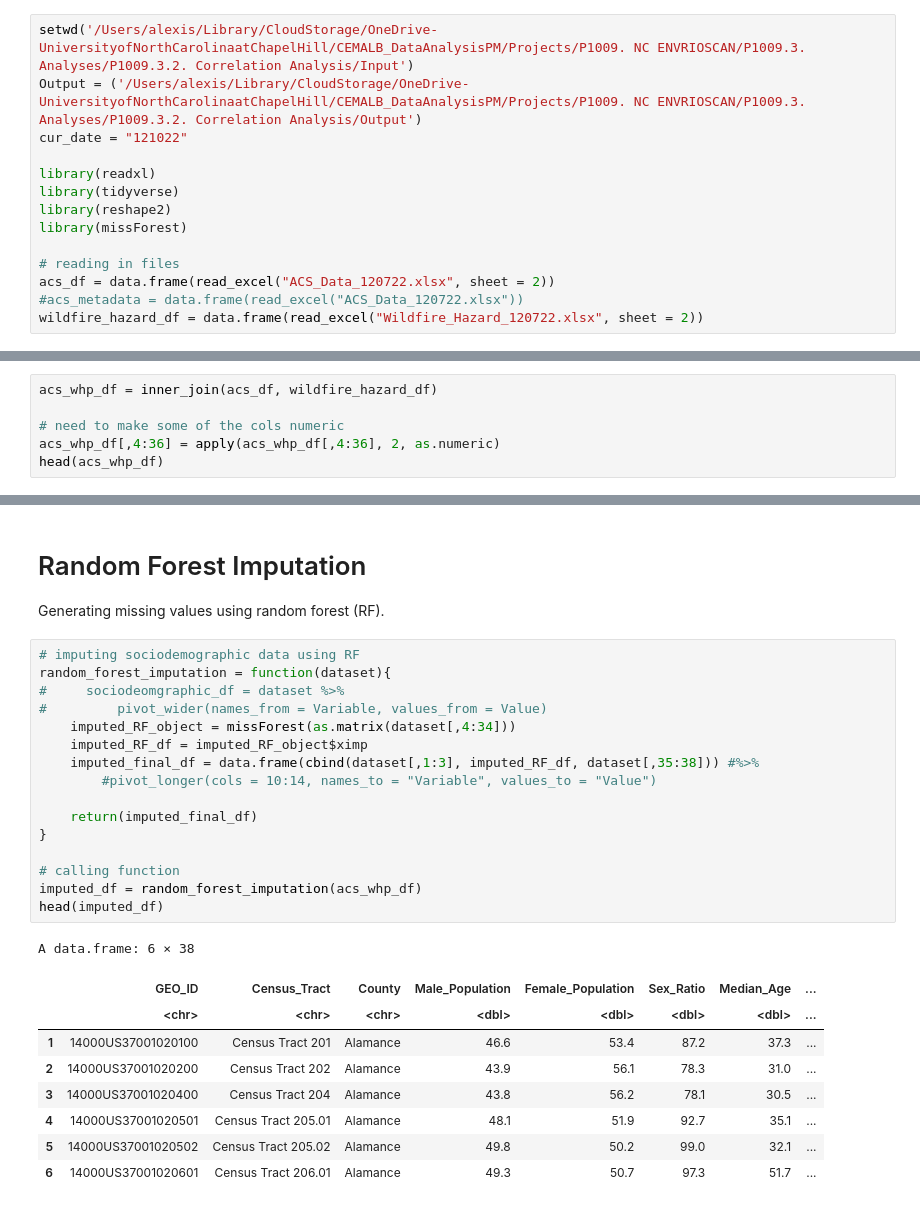
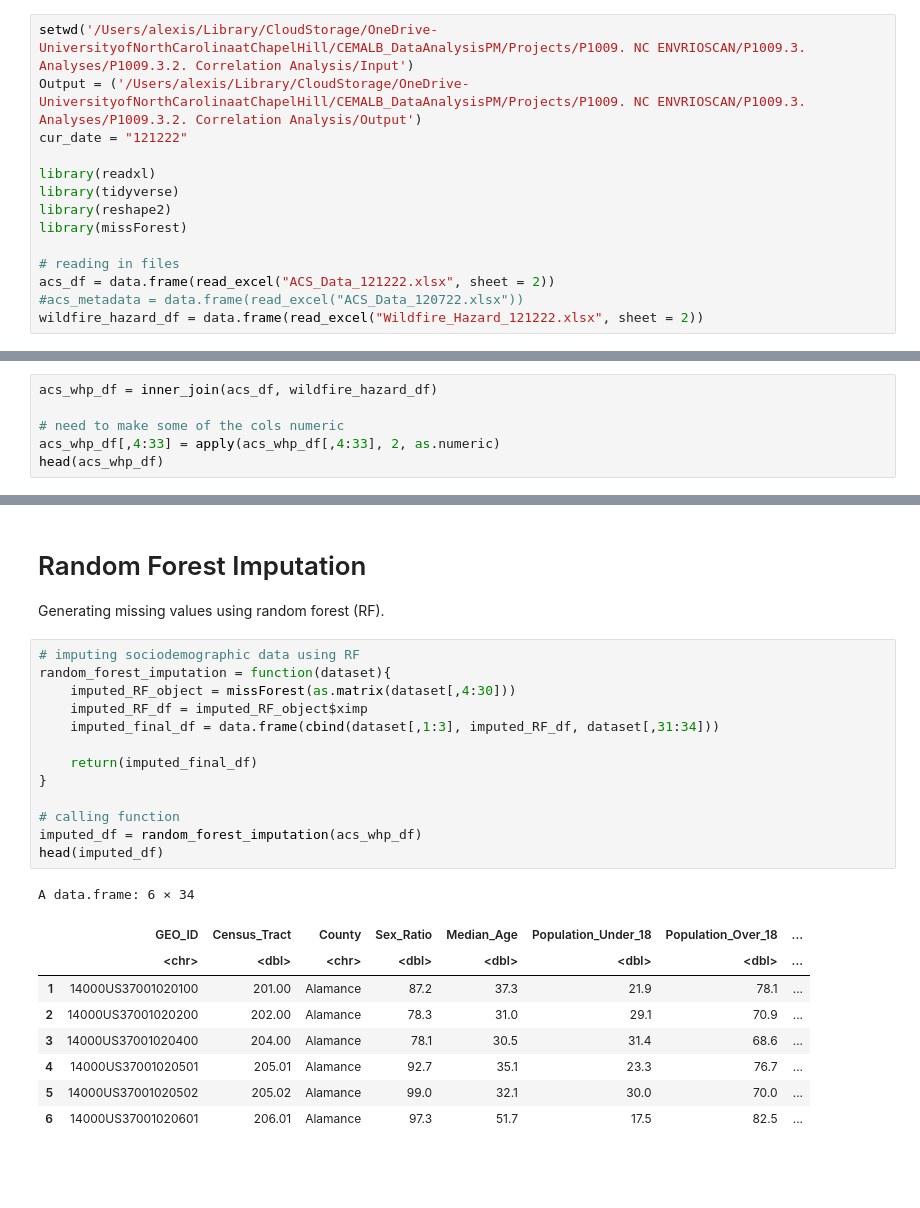
Before and after one commit to UNC-CEMALB/ENVIROSCAN, a Jupyter notebook: 2. Correlation Analysis/Correlation Analysis.ipynb, the cells around one changed output, grey strips where cells are left out. Saved outputs shown, nothing was run; the diff lists cells and outputs as text; blank space fills up the shorter version.

```diff
--- a/2. Correlation Analysis/Correlation Analysis.ipynb
+++ b/2. Correlation Analysis/Correlation Analysis.ipynb
@@ -1,7 +1,7 @@
 # %%
 setwd('/Users/alexis/Library/CloudStorage/OneDrive-UniversityofNorthCarolinaatChapelHill/CEMALB_DataAnalysisPM/Projects/P1009. NC ENVRIOSCAN/P1009.3. Analyses/P1009.3.2. Correlation Analysis/Input')
 Output = ('/Users/alexis/Library/CloudStorage/OneDrive-UniversityofNorthCarolinaatChapelHill/CEMALB_DataAnalysisPM/Projects/P1009. NC ENVRIOSCAN/P1009.3. Analyses/P1009.3.2. Correlation Analysis/Output')
-cur_date = "121022"
+cur_date = "121222"
 
 library(readxl)
 library(tidyverse)
@@ -9,9 +9,9 @@ library(reshape2)
 library(missForest)
 
 # reading in files
-acs_df = data.frame(read_excel("ACS_Data_120722.xlsx", sheet = 2))
+acs_df = data.frame(read_excel("ACS_Data_121222.xlsx", sheet = 2))
 #acs_metadata = data.frame(read_excel("ACS_Data_120722.xlsx"))
-wildfire_hazard_df = data.frame(read_excel("Wildfire_Hazard_120722.xlsx", sheet = 2))
+wildfire_hazard_df = data.frame(read_excel("Wildfire_Hazard_121222.xlsx", sheet = 2))
 # %% [output]
 ── Attaching packages ─────────────────────────────────────── tidyverse 1.3.2 ──
 ✔ ggplot2 3.3.6      ✔ purrr   0.3.4
@@ -68,7 +68,7 @@ Joining, by = c("GEO_ID", "Census_Tract", "County")
 acs_whp_df = inner_join(acs_df, wildfire_hazard_df)
 
 # need to make some of the cols numeric
-acs_whp_df[,4:36] = apply(acs_whp_df[,4:36], 2, as.numeric)
+acs_whp_df[,4:33] = apply(acs_whp_df[,4:33], 2, as.numeric)
 head(acs_whp_df)
 # %% [output]
 Joining, by = c("GEO_ID", "Census_Tract", "County")
@@ -103,26 +103,23 @@ Generating missing values using random forest (RF).
 # %%
 # imputing sociodemographic data using RF
 random_forest_imputation = function(dataset){
-#     sociodeomgraphic_df = dataset %>%
-#         pivot_wider(names_from = Variable, values_from = Value)
-    imputed_RF_object = missForest(as.matrix(dataset[,4:34]))
+    imputed_RF_object = missForest(as.matrix(dataset[,4:30]))
     imputed_RF_df = imputed_RF_object$ximp
-    imputed_final_df = data.frame(cbind(dataset[,1:3], imputed_RF_df, dataset[,35:38])) #%>%
-        #pivot_longer(cols = 10:14, names_to = "Variable", values_to = "Value")
+    imputed_final_df = data.frame(cbind(dataset[,1:3], imputed_RF_df, dataset[,31:34]))
 
     return(imputed_final_df)
 }
 
 # calling function
 imputed_df = random_forest_imputation(acs_whp_df)
 head(imputed_df)
 # %% [output]
-A data.frame: 6 × 38
+A data.frame: 6 × 34
-|  | GEO_ID | Census_Tract | County | Male_Population | Female_Population | Sex_Ratio | Median_Age | ... |
-|  | <chr> | <chr> | <chr> | <dbl> | <dbl> | <dbl> | <dbl> | ... |
-| 1 | 14000US37001020100 | Census Tract 201 | Alamance | 46.6 | 53.4 | 87.2 | 37.3 | ... |
-| 2 | 14000US37001020200 | Census Tract 202 | Alamance | 43.9 | 56.1 | 78.3 | 31.0 | ... |
-| 3 | 14000US37001020400 | Census Tract 204 | Alamance | 43.8 | 56.2 | 78.1 | 30.5 | ... |
-| 4 | 14000US37001020501 | Census Tract 205.01 | Alamance | 48.1 | 51.9 | 92.7 | 35.1 | ... |
-| 5 | 14000US37001020502 | Census Tract 205.02 | Alamance | 49.8 | 50.2 | 99.0 | 32.1 | ... |
-| 6 | 14000US37001020601 | Census Tract 206.01 | Alamance | 49.3 | 50.7 | 97.3 | 51.7 | ... |
+|  | GEO_ID | Census_Tract | County | Sex_Ratio | Median_Age | Population_Under_18 | Population_Over_18 | ... |
+|  | <chr> | <dbl> | <chr> | <dbl> | <dbl> | <dbl> | <dbl> | ... |
+| 1 | 14000US37001020100 | 201.00 | Alamance | 87.2 | 37.3 | 21.9 | 78.1 | ... |
+| 2 | 14000US37001020200 | 202.00 | Alamance | 78.3 | 31.0 | 29.1 | 70.9 | ... |
+| 3 | 14000US37001020400 | 204.00 | Alamance | 78.1 | 30.5 | 31.4 | 68.6 | ... |
+| 4 | 14000US37001020501 | 205.01 | Alamance | 92.7 | 35.1 | 23.3 | 76.7 | ... |
+| 5 | 14000US37001020502 | 205.02 | Alamance | 99.0 | 32.1 | 30.0 | 70.0 | ... |
+| 6 | 14000US37001020601 | 206.01 | Alamance | 97.3 | 51.7 | 17.5 | 82.5 | ... |
```
Also changed, not shown: parts of 7 cells of this notebook.
